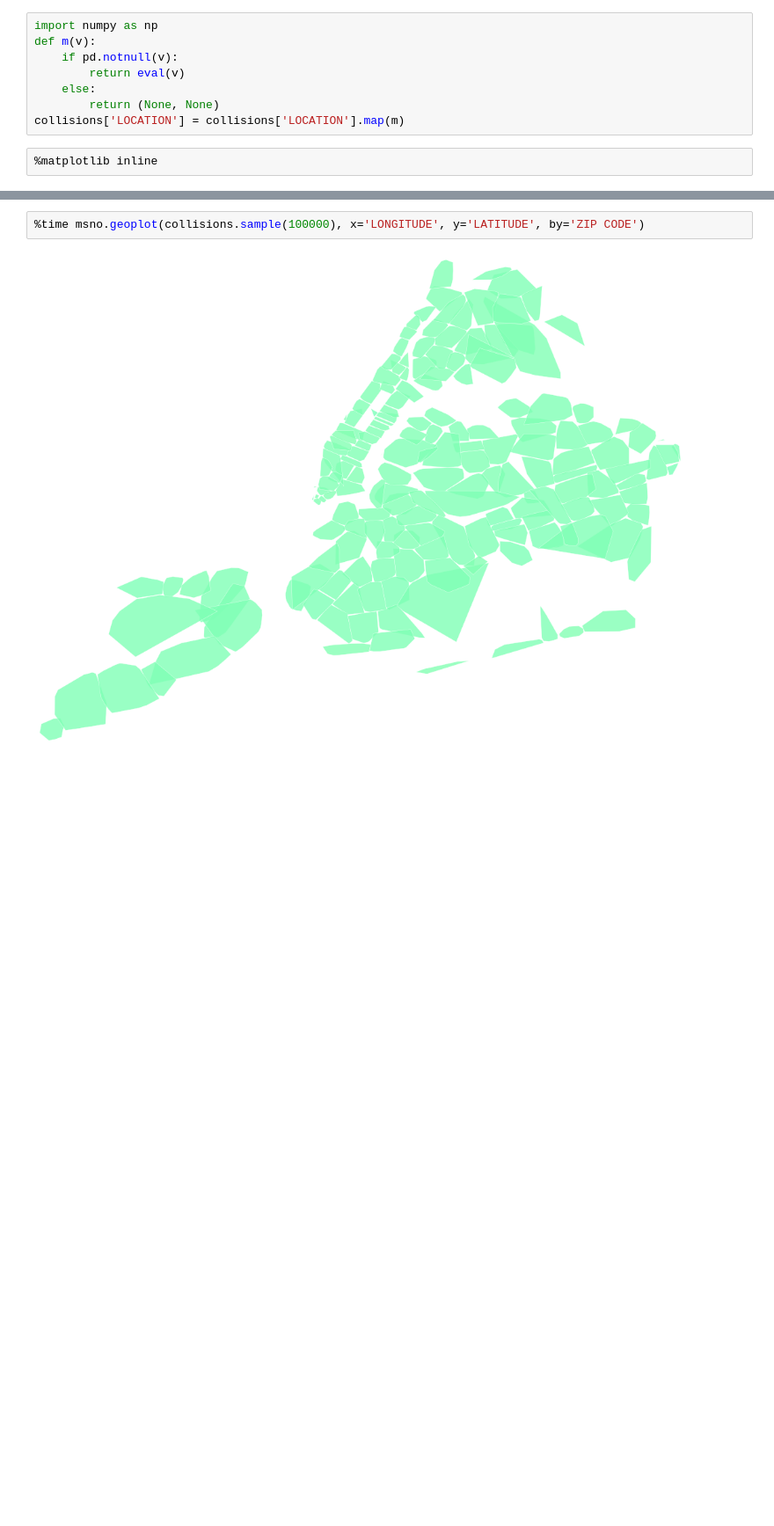
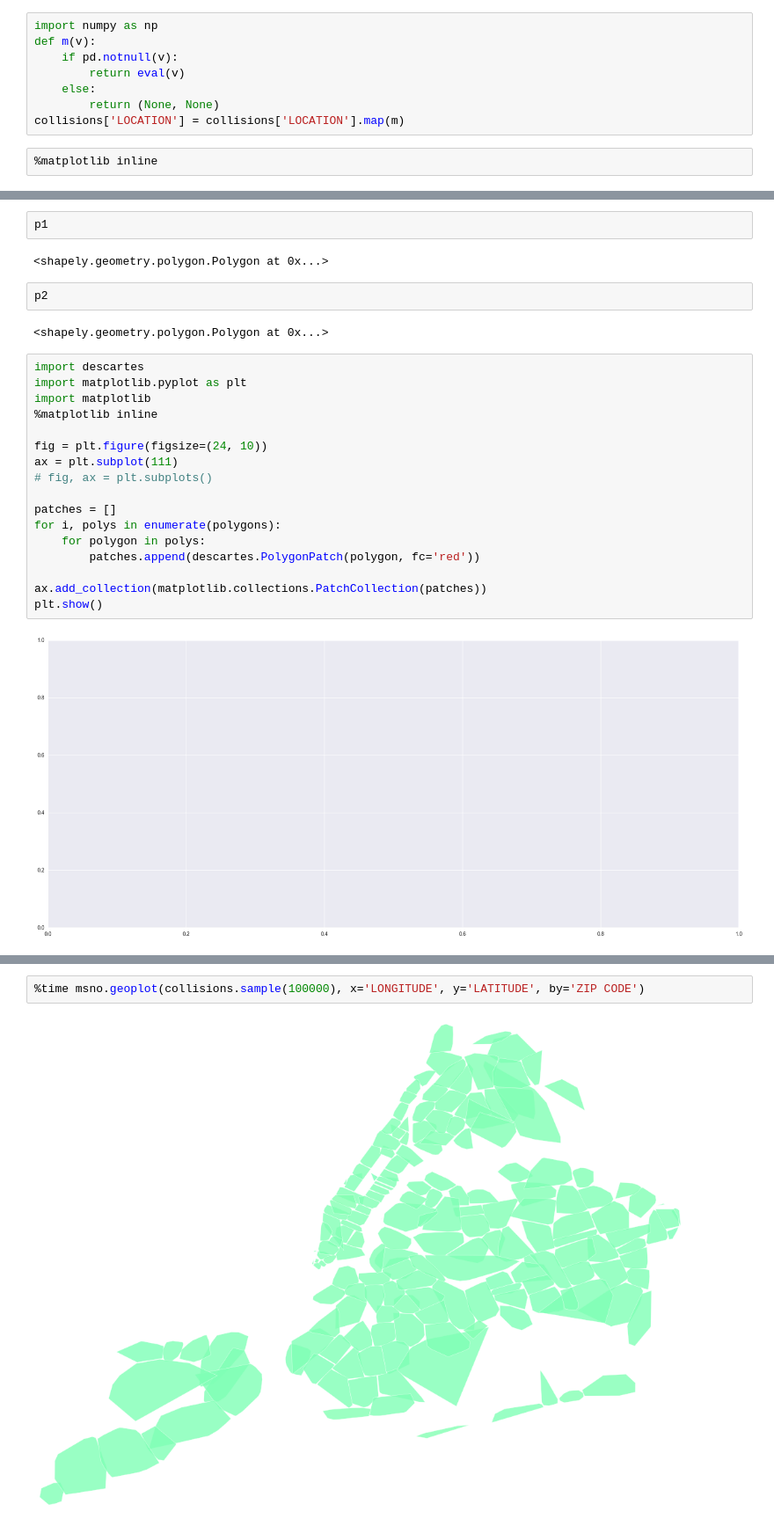
Before and after one commit to ResidentMario/missingno, a Jupyter notebook: dev2.ipynb, the cells around one changed output, grey strips where cells are left out. Shown at 88% size. Saved outputs shown, nothing was run; the diff lists cells and outputs as text; blank space fills up the shorter version.

```diff
--- a/dev2.ipynb
+++ b/dev2.ipynb
@@ -23 +88,28 @@ collisions['LOCATION'] = collisions['LOCATION'].map(m)
+# %%
+p1
+# %% [output]
+<shapely.geometry.polygon.Polygon at 0x...>
+# %%
+p2
+# %% [output]
+<shapely.geometry.polygon.Polygon at 0x...>
+# %%
+import descartes
+import matplotlib.pyplot as plt
+import matplotlib
+%matplotlib inline
+
+fig = plt.figure(figsize=(24, 10))
+ax = plt.subplot(111)
+# fig, ax = plt.subplots()
+
+patches = []
+for i, polys in enumerate(polygons):
+    for polygon in polys:
+        patches.append(descartes.PolygonPatch(polygon, fc='red'))
+
+ax.add_collection(matplotlib.collections.PatchCollection(patches))
+plt.show()
+# %% [output]
+[figure, added]
 # %%
```
Also changed, not shown: parts of 22 cells of this notebook, 2 other files.
